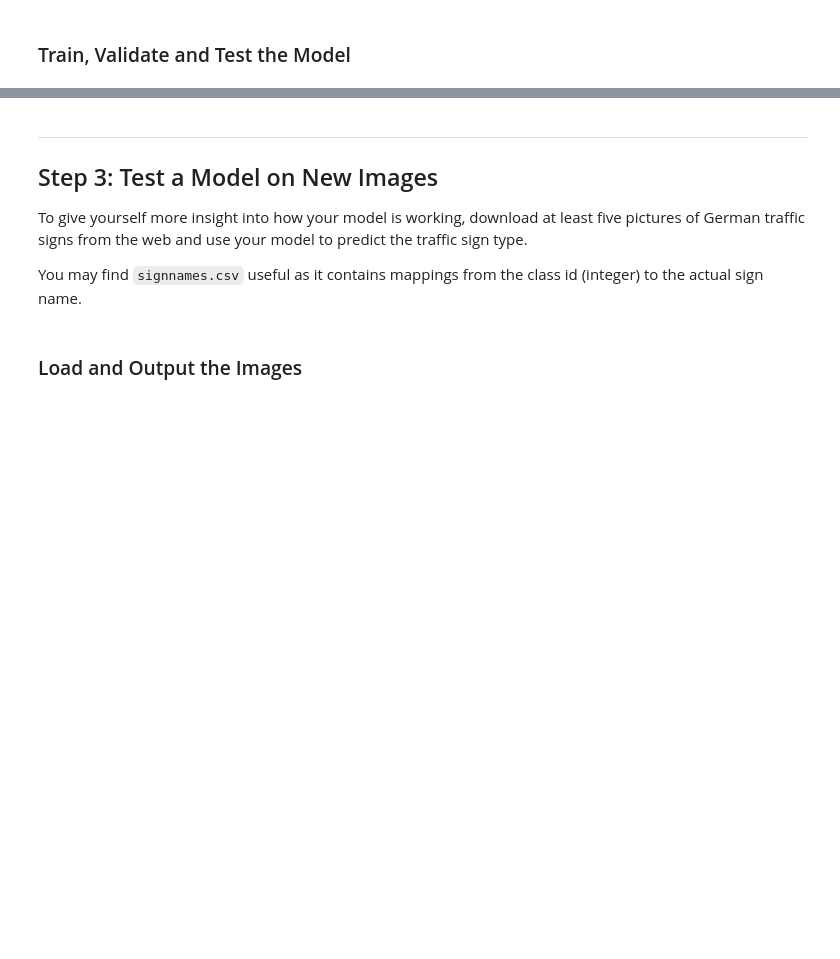
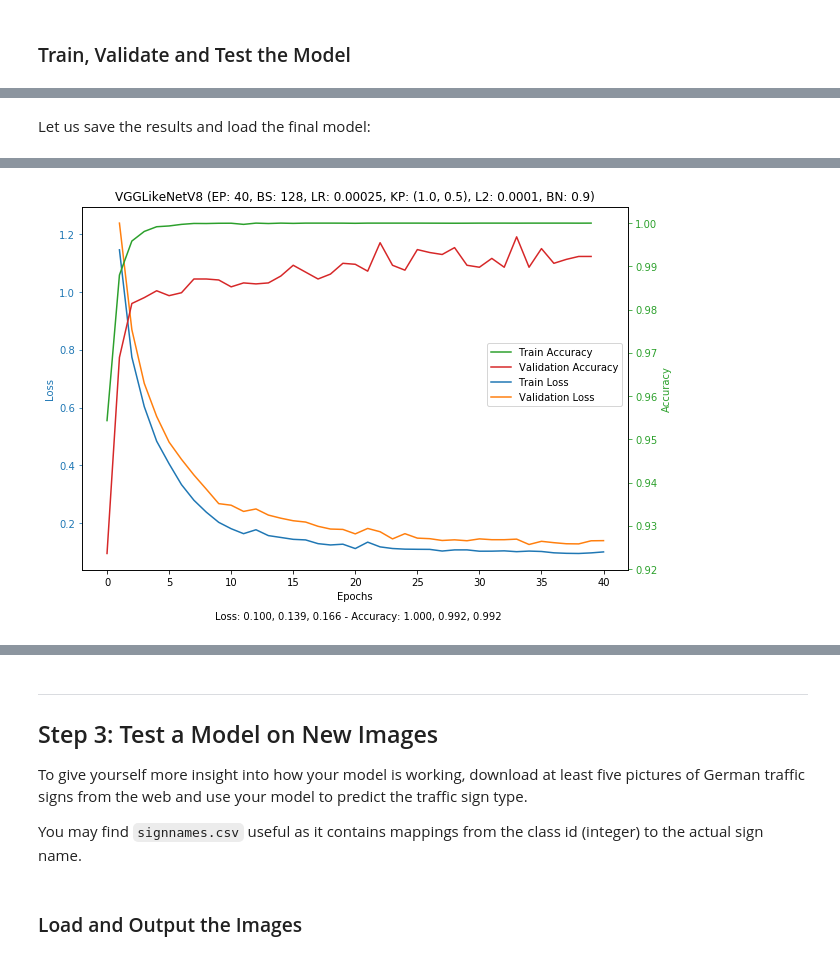
Before and after one commit to marcomarasca/SDCND-Traffic-Sign-Classifier, a Jupyter notebook: Traffic_Sign_Classifier.ipynb, the cells around one changed output, grey strips where cells are left out. Drawn from its saved outputs; the diff is of its cells as text; code cells hidden in the pictures; blank space fills up the shorter version.

```diff
--- a/Traffic_Sign_Classifier.ipynb
+++ b/Traffic_Sign_Classifier.ipynb
@@ -148,7 +148,7 @@ def plot_images(x, y = None, indices = None, cols = 5):
     if indices is None:
         indices = range(len(x))
 
-    rows = len(indices) // cols
+    rows = np.ceil(len(indices) / cols).astype('uint32')
 
     plt.figure(figsize = (15, rows * 2))
     plt.subplots_adjust(hspace=0.4, wspace=0.4)
@@ -716,7 +716,8 @@ class ConvNet:
         x = tf.matmul(x, W)
         x = tf.nn.bias_add(x, b)
         if self.batch_normalize:
-            x = tf.contrib.layers.batch_norm(x, center = True, fused = True, decay = self.bn_decay, is_training = self.is_training)
+            # Unfortunately fused = True does not work with older version of tensorflow (e.g. 0.12.1)
+            x = tf.contrib.layers.batch_norm(x, center = True, fused = False, decay = self.bn_decay, is_training = self.is_training)
         if relu:
             x = tf.nn.relu(x)
         return x
@@ -835,7 +836,7 @@ class ConvNet:
 
                 steps = sess.run(self.global_step)
 
-                print("EPOCH {} ({:.1f} s, {}): Train Loss/Accuracy: ({:.3f}, {:.3f}) Validation Loss/Accuracy: ({:.3f}, {:.3f})".format(
+                print("EPOCH {} ({:.1f} s, {}): Train Loss/Accuracy: ({:.4f}, {:.4f}) Validation Loss/Accuracy: ({:.4f}, {:.4f})".format(
                     i + 1, elapsed_ep, steps, train_loss, train_acc, valid_loss, valid_acc
                 ))
 
@@ -1346,0 +1242,40 @@ EPOCH 1 (48.5 s, 918): Train Loss/Accuracy: (2.126, 0.739) Validation Loss/Accur
+# %% [markdown]
+Let us save the results and load the final model:
+# %%
+def save_results(train_log, valid_log, filename = 'models/final_results.p'):
+    results = {
+        'train': train_log,
+        'valid': valid_log
+    }
+    with open(filename, 'wb') as f:
+        pickle.dump(results, f, protocol = pickle.HIGHEST_PROTOCOL)
+
+def load_results(filename = 'models/final_results.p'):
+    with open(filename, 'rb') as f:
+        results = pickle.load(f)
+
+    train_log, valid_log = results['train'], results['valid']
+    return train_log, valid_log
+
+if len(results) > 0:
+    final_model, final_train_log, final_valid_log, final_test_loss, final_test_acc = results[0]
+    save_results(final_train_log, final_valid_log)
+# %%
+final_params = experiments[0]
+
+if os.path.isfile('models/final_results.p'):
+    final_train_log, final_valid_log = load_results()
+    final_model = final_params['model']
+
+    tf.reset_default_graph()
+
+    final_model = final_model(l2_reg = final_params['l2_reg'], batch_normalize = final_params['batch_normalize'])
+
+    with tf.Session() as sess:
+        final_model.restore(final_params, sess)
+        final_test_loss, final_test_acc = final_model.evaluate(X_test_final, y_test_final, final_params, sess)
+        plot_results(final_model, final_params, final_train_log, final_valid_log, final_test_loss, final_test_acc)
+
+elif len(results) == 0:
+    print('Could not load the results from file and no experiment was run')
+# %% [output]
@@ -1346,0 +1284 @@ EPOCH 1 (48.5 s, 918): Train Loss/Accuracy: (2.126, 0.739) Validation Loss/Accur
+[figure, added]
```
Also changed, not shown: parts of 34 cells of this notebook, 18 other files.
